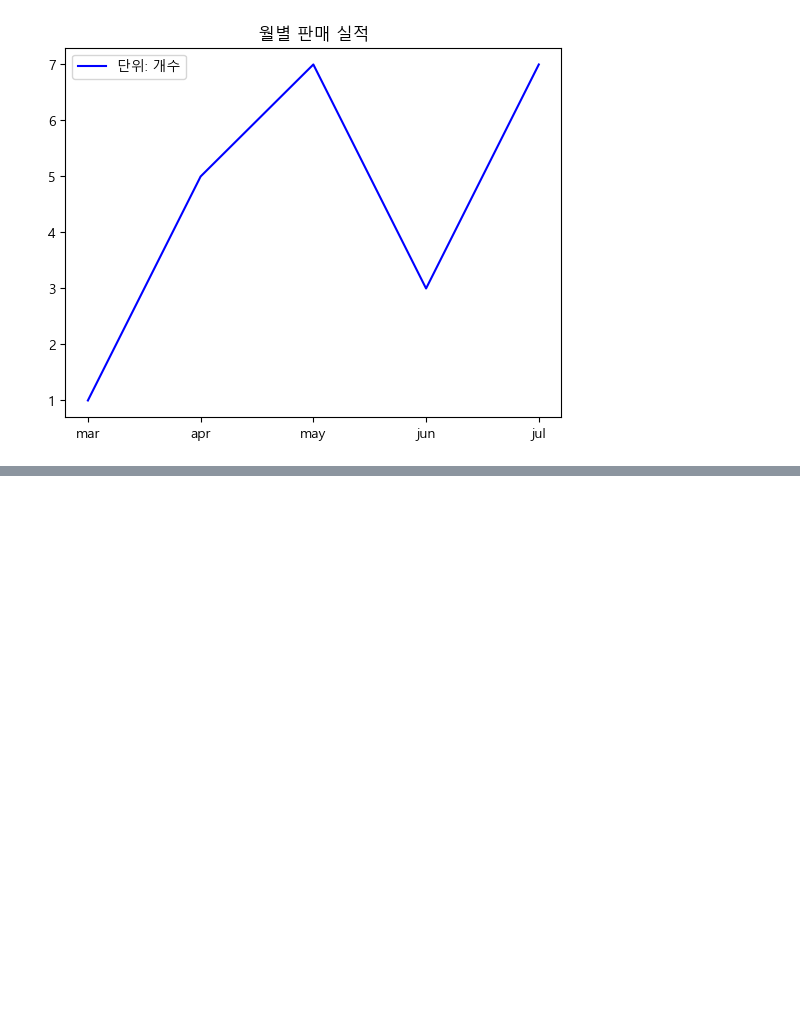
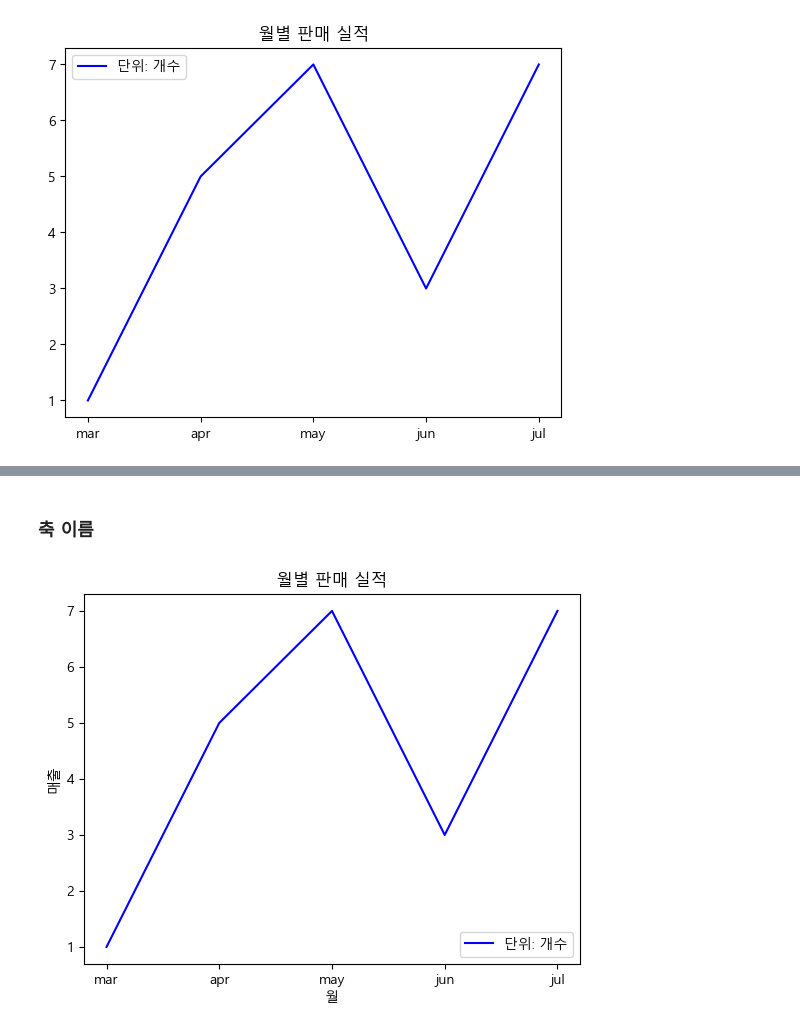
Before and after one commit to min2oyo/study-python-github-teacher-jiejie-Lets-get-it-Python-Lecture, a Jupyter notebook: 08. 시각화/1 꺽은선 그래프.ipynb, the cells around one changed output, grey strips where cells are left out. Cells and saved outputs as stored; diff of their text form; code cells hidden in the pictures; blank space fills up the shorter version.

```diff
--- a/08. 시각화/1. 꺽은선 그래프.ipynb
+++ b/08. 시각화/1 꺽은선 그래프.ipynb
@@ -83,0 +92,14 @@ plt.show()
+# %% [markdown]
+### 축 이름
+# %%
+month = ["mar", "apr", "may", "jun", "jul"]
+sales = [1, 5, 7, 3, 7]
+
+plt.title("월별 판매 실적")
+plt.plot(month, sales, color="b", label="단위: 개수")  # 범례 내용 설정
+plt.legend(loc="lower right")  # 범례 표시
+plt.xlabel("월")
+plt.ylabel("매출")
+plt.show()
+# %% [output]
+[figure, added]
```
Also changed, not shown: parts of 4 cells of this notebook.
